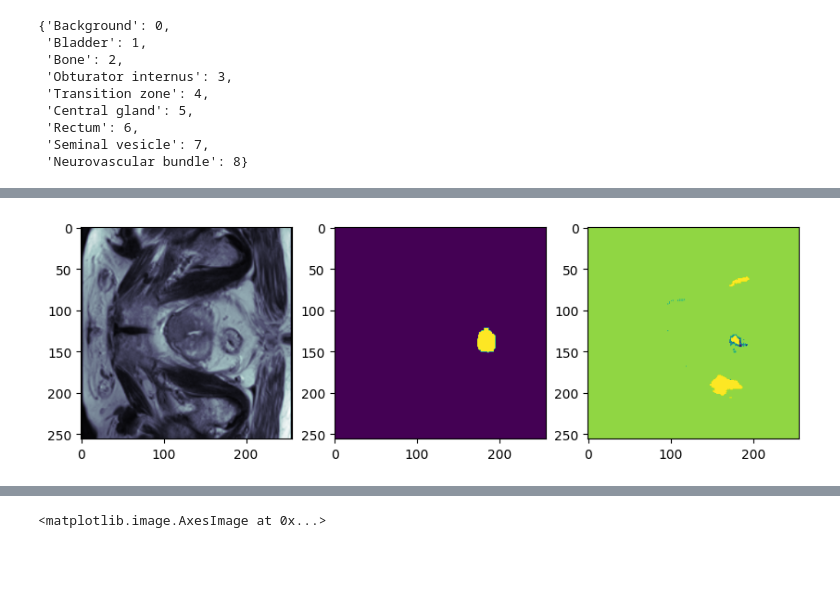
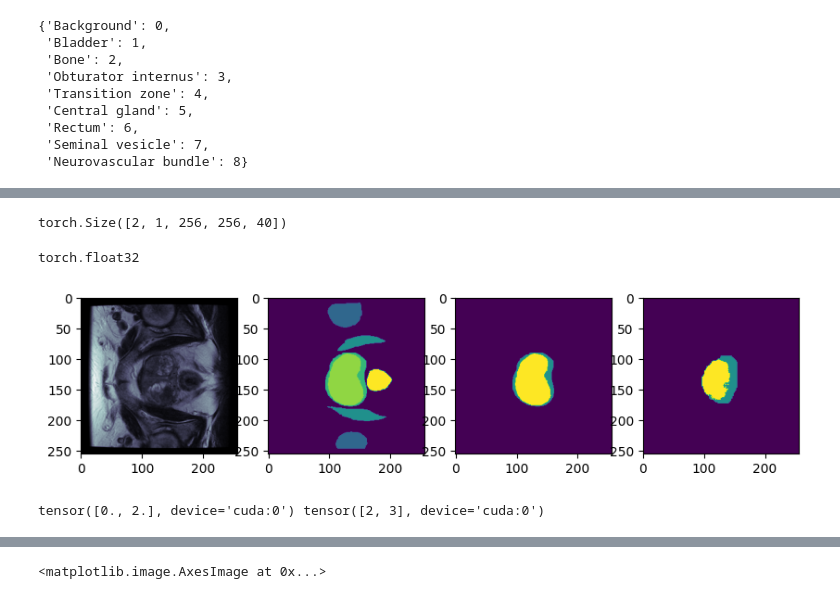
Before and after one commit to R-icntay/ml_cw2, a Jupyter notebook: multi_task_learning/unet.ipynb, the cells around one changed output, grey strips where cells are left out. Drawn from its saved outputs; the diff is of its cells as text; code cells hidden in the pictures; blank space fills up the shorter version.

```diff
--- a/multi_task_learning/unet.ipynb
+++ b/multi_task_learning/unet.ipynb
@@ -2414,7 +2414,7 @@ MODEL_NAME = "CW_MTL_pytorch_male_pelvic_segmentation_model_0.pth"
 MODEL_SAVE_PATH = MODEL_PATH / MODEL_NAME
 
 max_epochs = 100
-val_interval = 2
+val_interval = 10
 best_metric = -1
 best_metric_epoch = -1
 epoch_loss_values = []
@@ -2433,7 +2433,7 @@ post_label_transform_aux = Compose([AsDiscrete(to_onehot = 4)])
 
 # Loss weights
 main_weight = 1.5
-aux_weight = 1.0
+aux_weight = 1.1
 
 #CUDA_LAUNCH_BLOCKING=1
 
@@ -2454,16 +2454,16 @@ for epoch in range(max_epochs):
 
         # Modify the main labels to match the output of the main decoder
         main_labels = labels.clone()
-        main_labels[(main_labels != organs_dict['Transition zone']) & (main_labels != organs_dict['Central gland'])] = 0
-        main_labels[main_labels == organs_dict['Transition zone']] = 1
-        main_labels[main_labels == organs_dict['Central gland']] = 2
+        main_labels[(main_labels != organs_dict['Transition zone']) & (main_labels != organs_dict['Central gland'])] = 0.0
+        main_labels[main_labels == organs_dict['Transition zone']] = 1.0
+        main_labels[main_labels == organs_dict['Central gland']] = 2.0
 
         # Modify the auxilliary labels to match the output of the auxilliary decoder
         aux_labels = labels.clone()
-        aux_labels[(aux_labels != organs_dict['Bladder']) & (aux_labels != organs_dict['Rectum']) & (aux_labels != organs_dict['Seminal vesicle'])] = 0
-        aux_labels[aux_labels == organs_dict['Bladder']] = 1
-        aux_labels[aux_labels == organs_dict['Rectum']] = 2
-        aux_labels[aux_labels == organs_dict['Seminal vesicle']] = 3
+        aux_labels[(aux_labels != organs_dict['Bladder']) & (aux_labels != organs_dict['Rectum']) & (aux_labels != organs_dict['Seminal vesicle'])] = 0.0
+        aux_labels[aux_labels == organs_dict['Bladder']] = 1.0
+        aux_labels[aux_labels == organs_dict['Rectum']] = 2.0
+        aux_labels[aux_labels == organs_dict['Seminal vesicle']] = 3.0
 
 
 
@@ -2521,16 +2521,16 @@ for epoch in range(max_epochs):
                 val_inputs, val_labels = val_data["image"].permute(0, 1, 4, 2, 3).to(device), val_data["mask"].to(device)
                 # Modify the main labels to match the output of the main decoder
                 val_main_labels = val_labels.clone()
-                val_main_labels[(val_main_labels != organs_dict['Transition zone']) & (val_main_labels != organs_dict['Central gland'])] = 0
-                val_main_labels[val_main_labels == organs_dict['Transition zone']] = 1
-                val_main_labels[val_main_labels == organs_dict['Central gland']] = 2
+                val_main_labels[(val_main_labels != organs_dict['Transition zone']) & (val_main_labels != organs_dict['Central gland'])] = 0.0
+                val_main_labels[val_main_labels == organs_dict['Transition zone']] = 1.0
+                val_main_labels[val_main_labels == organs_dict['Central gland']] = 2.0
 
                 # Modify the auxilliary labels to match the output of the auxilliary decoder
                 val_aux_labels = val_labels.clone()
-                val_aux_labels[(val_aux_labels != organs_dict['Bladder']) & (val_aux_labels != organs_dict['Rectum']) & (val_aux_labels != organs_dict['Seminal vesicle'])] = 0
-                val_aux_labels[val_aux_labels == organs_dict['Bladder']] = 1
-                val_aux_labels[val_aux_labels == organs_dict['Rectum']] = 2
-                val_aux_labels[val_aux_labels == organs_dict['Seminal vesicle']] = 3
+                val_aux_labels[(val_aux_labels != organs_dict['Bladder']) & (val_aux_labels != organs_dict['Rectum']) & (val_aux_labels != organs_dict['Seminal vesicle'])] = 0.0
+                val_aux_labels[val_aux_labels == organs_dict['Bladder']] = 1.0
+                val_aux_labels[val_aux_labels == organs_dict['Rectum']] = 2.0
+                val_aux_labels[val_aux_labels == organs_dict['Seminal vesicle']] = 3.0
 
                 # Forward pass
                 val_main_outputs, val_aux_outputs = model(val_inputs)
@@ -2607,11 +2590,24 @@ inputs.shape, main_labels.shape, aux_labels.shape, main_seg.shape, aux_seg.shape
+# %%
+labels.shape
+# %% [output]
+torch.Size([2, 1, 256, 256, 40])
+# %%
+import torch
+torch.tensor(1.0).dtype
+# %% [output]
+torch.float32
 # %%
+import matplotlib.pyplot as plt
 # Visualize input and reconstructed image
-indx = 20
-fig, ax = plt.subplots(1, 3, figsize = (10, 10))
+#print(main_labels.unique(), torch.argmax(main_seg, dim = 1).unique())
+indx = 22
+fig, ax = plt.subplots(1, 4, figsize = (10, 10))
 ax[0].imshow(inputs[0, 0, indx, :, :].cpu().numpy(), cmap = 'bone')
-ax[1].imshow(aux_labels[0, 0, :, :, indx].cpu().detach().numpy())
-#ax[2].imshow(labels[0, 0, :, :, indx].cpu().numpy())
-ax[2].imshow(torch.argmax(aux_seg, dim = 1)[0, :, :, indx].detach().cpu().numpy())
+ax[1].imshow(labels[0, 0, :, :, indx].cpu().numpy())
+ax[2].imshow(main_labels[0, 0, :, :, indx].cpu().detach().numpy())
+ax[3].imshow(torch.argmax(main_seg, dim = 1)[0, :, :, indx].detach().cpu().numpy())
 plt.show()
+print(aux_labels[0, 0, :, :, indx].unique(), torch.argmax(aux_seg, dim = 1)[0, :, :, indx].unique())
 # %% [output]
-[figure, old version]
+[figure, new version]
+tensor([0., 2.], device='cuda:0') tensor([2, 3], device='cuda:0')
```
Also changed, not shown: parts of 10 cells of this notebook.
